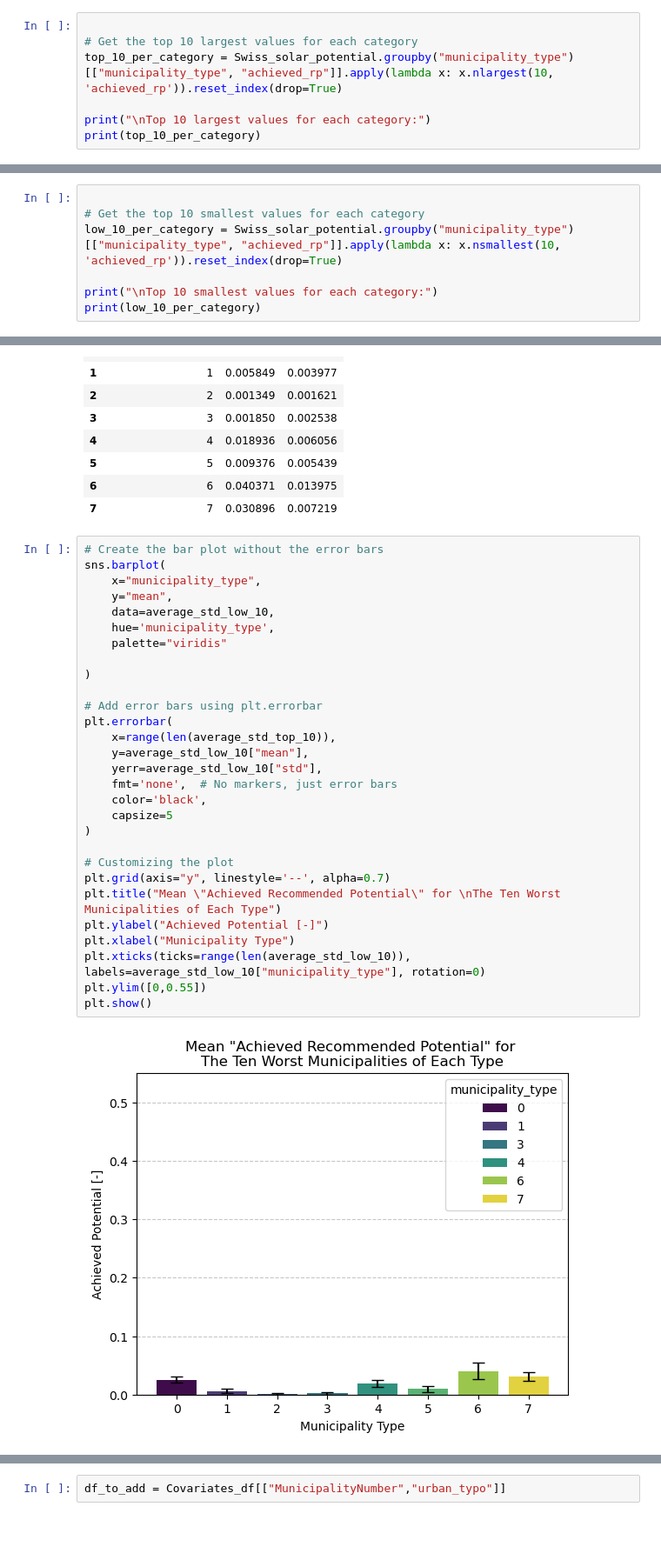
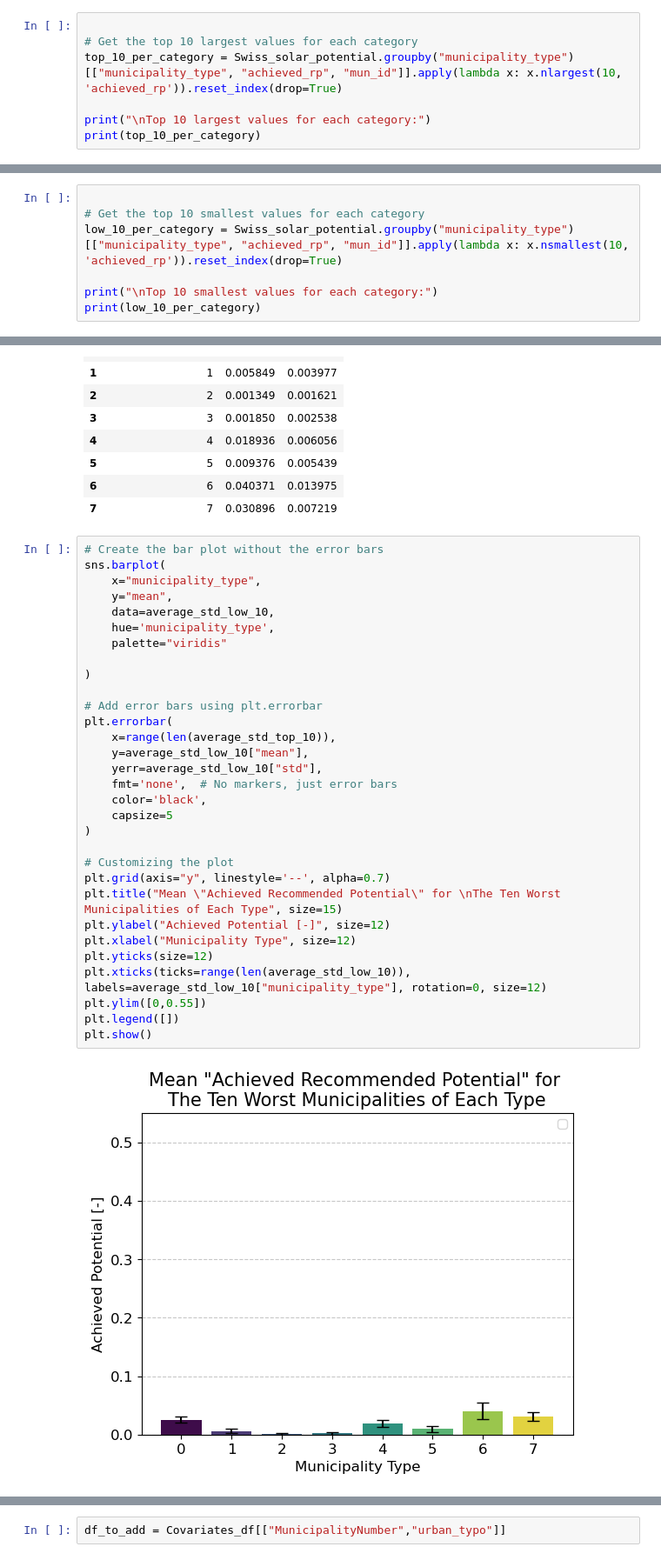
Before and after one commit to matheogodenzi/EnergyTransitionPotential, a Jupyter notebook: source/models/deep_embeddded_clustering.ipynb, the cells around one changed output, grey strips where cells are left out. Shown at 87% size. Saved outputs shown, nothing was run; the diff lists cells and outputs as text; blank space fills up the shorter version.

```diff
--- a/source/models/deep_embeddded_clustering.ipynb
+++ b/source/models/deep_embeddded_clustering.ipynb
@@ -1107,7 +1109,7 @@ plt.show()
 # %%
 
 # Get the top 10 largest values for each category
-top_10_per_category = Swiss_solar_potential.groupby("municipality_type")[["municipality_type", "achieved_rp"]].apply(lambda x: x.nlargest(10, 'achieved_rp')).reset_index(drop=True)
+top_10_per_category = Swiss_solar_potential.groupby("municipality_type")[["municipality_type", "achieved_rp", "mun_id"]].apply(lambda x: x.nlargest(10, 'achieved_rp')).reset_index(drop=True)
 
 print("\nTop 10 largest values for each category:")
 print(top_10_per_category)
@@ -1174,7 +1227,7 @@ plt.show()
 # %%
 
 # Get the top 10 smallest values for each category
-low_10_per_category = Swiss_solar_potential.groupby("municipality_type")[["municipality_type", "achieved_rp"]].apply(lambda x: x.nsmallest(10, 'achieved_rp')).reset_index(drop=True)
+low_10_per_category = Swiss_solar_potential.groupby("municipality_type")[["municipality_type", "achieved_rp", "mun_id"]].apply(lambda x: x.nsmallest(10, 'achieved_rp')).reset_index(drop=True)
 
 print("\nTop 10 smallest values for each category:")
 print(low_10_per_category)
@@ -1210,31 +1263,33 @@ average_std_low_10
 # %%
 # Create the bar plot without the error bars
 sns.barplot(
     x="municipality_type",
     y="mean",
     data=average_std_low_10,
     hue='municipality_type',
     palette="viridis"
 
 )
 
 # Add error bars using plt.errorbar
 plt.errorbar(
     x=range(len(average_std_top_10)),
     y=average_std_low_10["mean"],
     yerr=average_std_low_10["std"],
     fmt='none',  # No markers, just error bars
     color='black',
     capsize=5
 )
 
 # Customizing the plot
 plt.grid(axis="y", linestyle='--', alpha=0.7)
-plt.title("Mean \"Achieved Recommended Potential\" for \nThe Ten Worst Municipalities of Each Type")
-plt.ylabel("Achieved Potential [-]")
-plt.xlabel("Municipality Type")
-plt.xticks(ticks=range(len(average_std_low_10)), labels=average_std_low_10["municipality_type"], rotation=0)
+plt.title("Mean \"Achieved Recommended Potential\" for \nThe Ten Worst Municipalities of Each Type", size=15)
+plt.ylabel("Achieved Potential [-]", size=12)
+plt.xlabel("Municipality Type", size=12)
+plt.yticks(size=12)
+plt.xticks(ticks=range(len(average_std_low_10)), labels=average_std_low_10["municipality_type"], rotation=0, size=12)
 plt.ylim([0,0.55])
+plt.legend([])
 plt.show()
 # %% [output]
-[figure, old version]
+[figure, new version]
```
Also changed, not shown: parts of 11 cells of this notebook.
